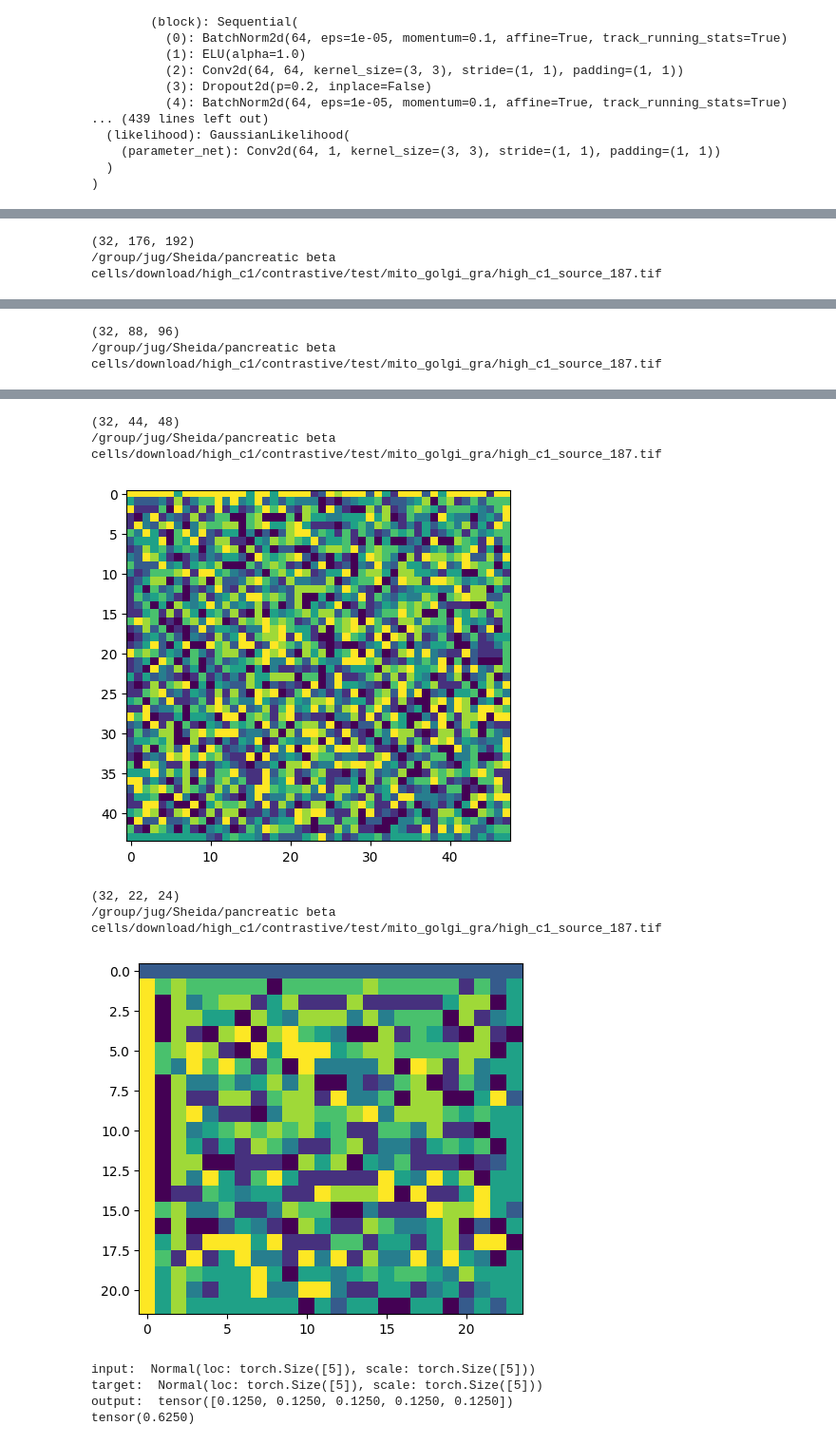
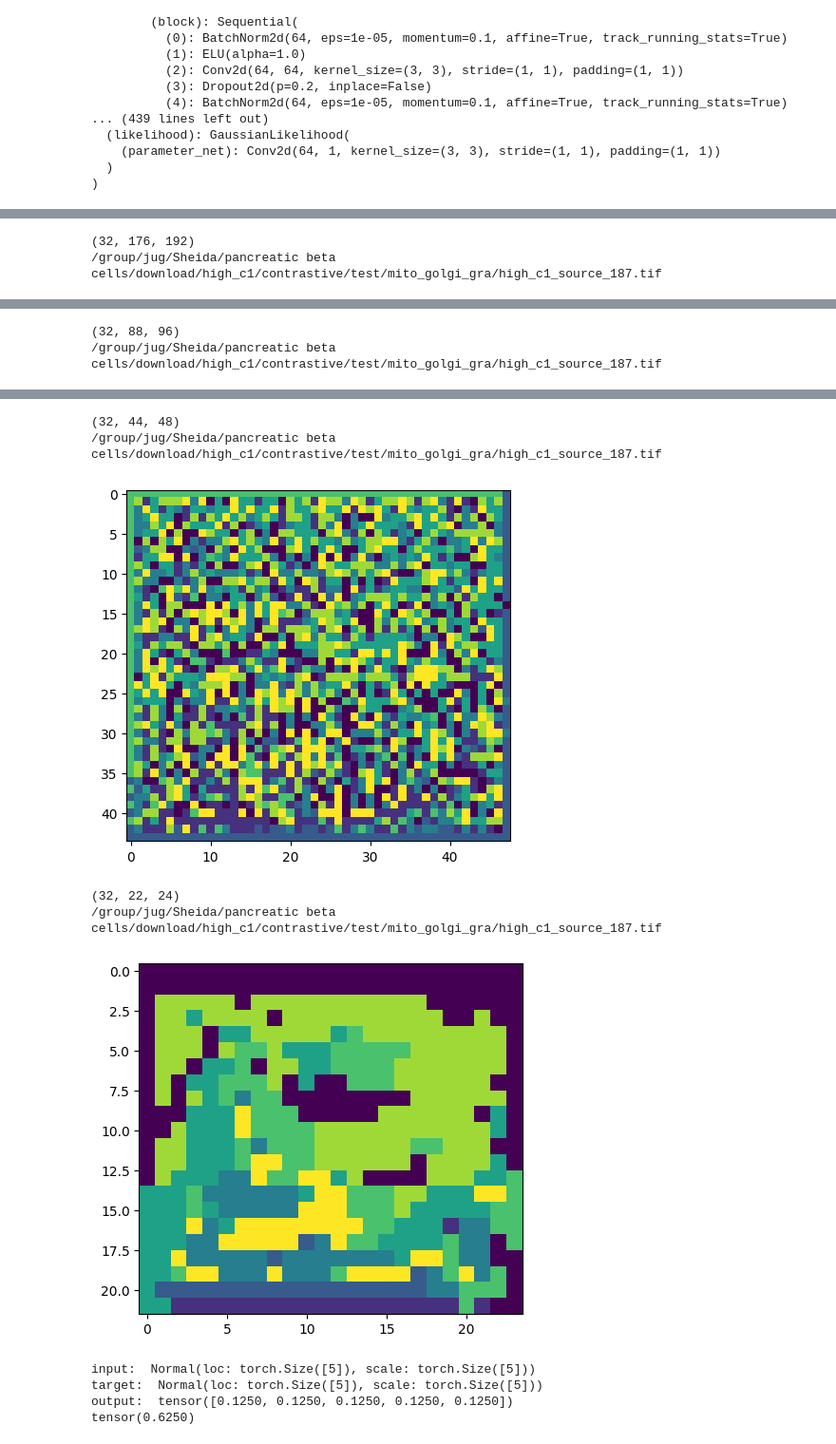
Before and after one commit to shei-dark/HDN, a Jupyter notebook: examples/Pixel_Noise/Convallaria/3-Evaluation.ipynb, the cells around one changed output, grey strips where cells are left out. Shown at 95% size. Drawn from its saved outputs; the diff is of its cells as text; code cells hidden in the pictures.

```diff
--- a/examples/Pixel_Noise/Convallaria/3-Evaluation.ipynb
+++ b/examples/Pixel_Noise/Convallaria/3-Evaluation.ipynb
@@ -14,7 +14,7 @@ device = torch.device("cuda" if use_cuda else "cpu")
 # %%
 path="/group/jug/Sheida/pancreatic beta cells/download/high_c1/"
 patch_size = 64
-model = torch.load("/group/jug/Sheida/HDN_models/25022024/Trained_model_9/model/Contrastive_MAE_best_vae.net")
+model = torch.load("/group/jug/Sheida/HDN_models/27022024/Contrastive_False/model/Contrastive_MAE_best_vae.net")
 model.mode_pred=True
 model.eval()
 model.to(device)
@@ -98,7 +98,7 @@ img = imread("/group/jug/Sheida/pancreatic beta cells/download/high_c1/contrasti
 tiled = make_tiled(img)
 img_height,img_width = 700,760
 img = get_normalized_tensor(tiled,model,device)
-output = np.zeros((160, 700, 760))
+output = np.zeros((32, 700, 760))
 for i in tqdm(range(0, img_height, 4)):
     for j in range(0, img_width, 4):
 # for i in tqdm(range(0, img_height, 2)):
@@ -112,10 +112,10 @@ for i in tqdm(range(0, img_height, 4)):
             sample = model(image_sample, y=image_sample)
             mus = sample['mu']
             output[:32,i:i+4,j:j+4] = sample['mu'][0][0].cpu().numpy()[:,14:18,14:18]
-            output[32:64,i:i+4,j:j+4] = sample['mu'][1][0].cpu().numpy()[:,6:10,6:10]
-            output[64:96,i:i+4,j:j+4] = sample['mu'][2][0].cpu().numpy()[:,2:6,2:6]
-            output[96:128,i:i+4,j:j+4] = sample['mu'][3][0].cpu().numpy()
-            output[128:160,i:i+4,j:j+4] = sample['mu'][4][0].cpu().numpy().repeat(2,axis=1).repeat(2,axis=2)
+            # output[32:64,i:i+4,j:j+4] = sample['mu'][1][0].cpu().numpy()[:,6:10,6:10]
+            # output[64:96,i:i+4,j:j+4] = sample['mu'][2][0].cpu().numpy()[:,2:6,2:6]
+            # output[96:128,i:i+4,j:j+4] = sample['mu'][3][0].cpu().numpy()
+            # output[128:160,i:i+4,j:j+4] = sample['mu'][4][0].cpu().numpy().repeat(2,axis=1).repeat(2,axis=2)
             # output[:32,i:i+2,j:j+2] = sample['mu'][0][0].cpu().numpy()[:,15:17,15:17]
             # output[32:64,i:i+2,j:j+2] = sample['mu'][1][0].cpu().numpy()[:,7:9,7:9]
             # output[64:96,i:i+2,j:j+2] = sample['mu'][2][0].cpu().numpy()[:,3:5,3:5]
@@ -126,5 +126,5 @@ np.save("/group/jug/Sheida/HDN_models/25022024/Trained_model_9/imgs/output_187.n
 # %%
-# output = np.load("/group/jug/Sheida/HDN models/19022024/background added to negative pair/imgs/output_187.npy")
+output = np.load("/group/jug/Sheida/HDN_models/27022024/Contrastive_False/imgs/output_187.npy")
 # %%
 clusters = clustering(output)
 # %%
@@ -177,7 +177,7 @@ for i in files:
             print(mu.shape)
             output = clustering_down_scale(idx, mu)
             print(i)
-            imwrite("/group/jug/Sheida/HDN_models/25022024/Trained_model_9/imgs/187_"+str(idx)+".tif", output.reshape(22*(2**(4-idx)), 24*(2**(4-idx))))
+            imwrite("/group/jug/Sheida/HDN_models/27022024/Contrastive_False/imgs/187_"+str(idx)+".tif", output.reshape(22*(2**(4-idx)), 24*(2**(4-idx))))
             plt.imshow(output.reshape(22*(2**(4-idx)), 24*(2**(4-idx))))
             plt.show()
 # %% [output]
@@ -194,9 +194,9 @@ for i in files:
 (32, 44, 48)
 /group/jug/Sheida/pancreatic beta cells/download/high_c1/contrastive/test/mito_golgi_gra/high_c1_source_187.tif
-[figure, old version]
+[figure, new version]
 (32, 22, 24)
 /group/jug/Sheida/pancreatic beta cells/download/high_c1/contrastive/test/mito_golgi_gra/high_c1_source_187.tif
-[figure, old version]
+[figure, new version]
 # %%
 import torch.nn.functional as F
 import torch
```
Also changed, not shown: parts of 6 cells of this notebook, 5 other files.
